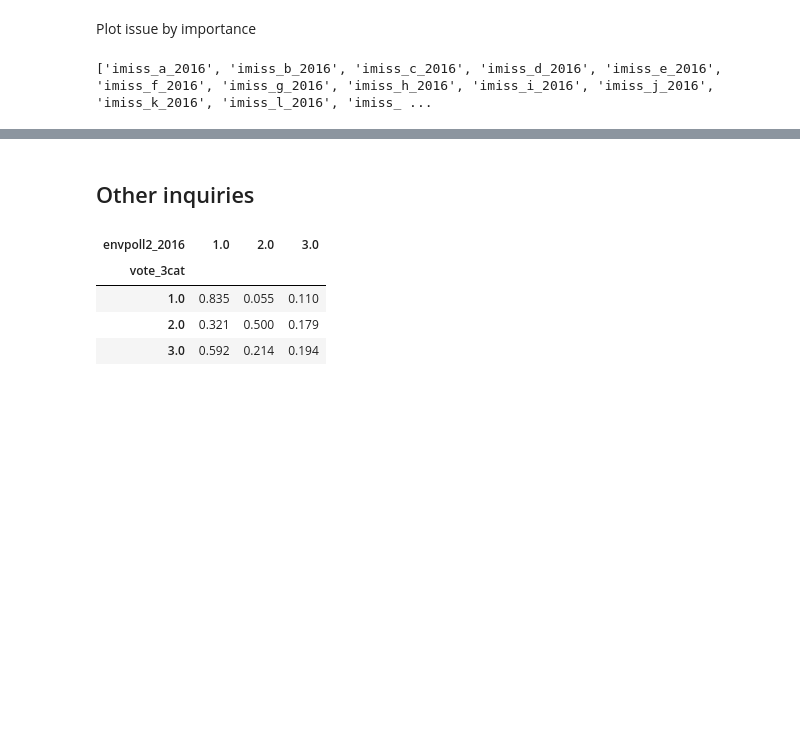
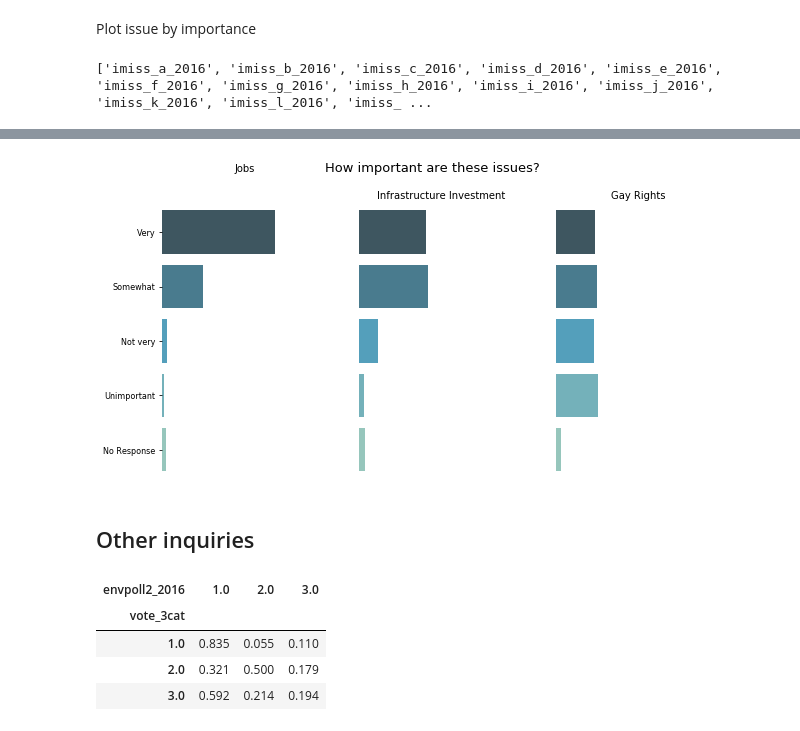
Before and after one commit to ali0003433/predict-by-issue-prioritization, a Jupyter notebook: notebooks/appendix.ipynb, the cells around one changed output, grey strips where cells are left out. Drawn from its saved outputs; the diff is of its cells as text; code cells hidden in the pictures; blank space fills up the shorter version.

```diff
--- a/notebooks/appendix.ipynb
+++ b/notebooks/appendix.ipynb
@@ -139,4 +139,48 @@ for ind, col in enumerate(col_list):
 ... (11 outputs left out)
+# %%
+jobs_freq = calc.distribution(df, 'imiss_o_2016').round(3)
+infra_freq = calc.distribution(df, 'imiss_n_2016').round(3)
+gay_freq = calc.distribution(df, 'imiss_g_2016').round(3)
+#for iss in iss_plt.patches:
+    #iss_plt.annotate(format(iss.get_height(), '.3f'), (iss.get_x() + iss.get_width() / 2.,
+    #                                                     iss.get_height()), ha='center', va='center', xytext=(0, 10), textcoords='offset points')
+# %%
+fig, (ax1, ax2, ax3) = plt.subplots(1, 3, figsize=(10, 5))
+sns.barplot(x = jobs_freq, y = scale_x, palette='GnBu_d' ,ax=ax1)
+sns.barplot(x = infra_freq, y = scale_x, palette='GnBu_d' ,ax=ax2)
+sns.barplot(x = gay_freq, y = scale_x, palette='GnBu_d' ,ax=ax3)
+ax1.set_xlim(0,1)
+ax2.set_xlim(0,1)
+ax3.set_xlim(0,1)
+ax2.get_yaxis().set_visible(False)
+ax3.get_yaxis().set_visible(False)
+ax1.spines['right'].set_visible(False)
+ax1.spines['top'].set_visible(False)
+ax1.spines['left'].set_visible(False)
+
+ax2.spines['left'].set_visible(False)
+ax2.spines['right'].set_visible(False)
+ax2.spines['top'].set_visible(False)
+ax3.spines['left'].set_visible(False)
+ax3.spines['right'].set_visible(False)
+ax3.spines['top'].set_visible(False)
+ax1.spines['bottom'].set_visible(False)
+ax2.spines['bottom'].set_visible(False)
+ax3.spines['bottom'].set_visible(False)
+ax1.set_xticks([])
+ax2.set_xticks([])
+ax3.set_xticks([])
+ax1.set_xlabel('')
+ax2.set_xlabel('')
+ax3.set_xlabel('')
+ax1.tick_params(axis = 'y', labelsize=8)
+ax1.set_title('Jobs', fontdict={'fontsize': 10, 'fontweight': 'light'}, y=1.02)
+ax2.set_title('Infrastructure Investment', fontdict={'fontsize': 10, 'fontweight': 'light'})
+ax3.set_title('Gay Rights', fontdict={'fontsize': 10, 'fontweight': 'light'})
+fig.suptitle('How important are these issues?', y=1, fontsize=13, ha='center')
+plt.savefig('jobs_inf_gay.png')
+# %% [output]
+[figure, added]
 # %% [markdown]
 ## Other inquiries
 # %%
```
Also changed, not shown: parts of 2 cells of this notebook, 3 other files.
